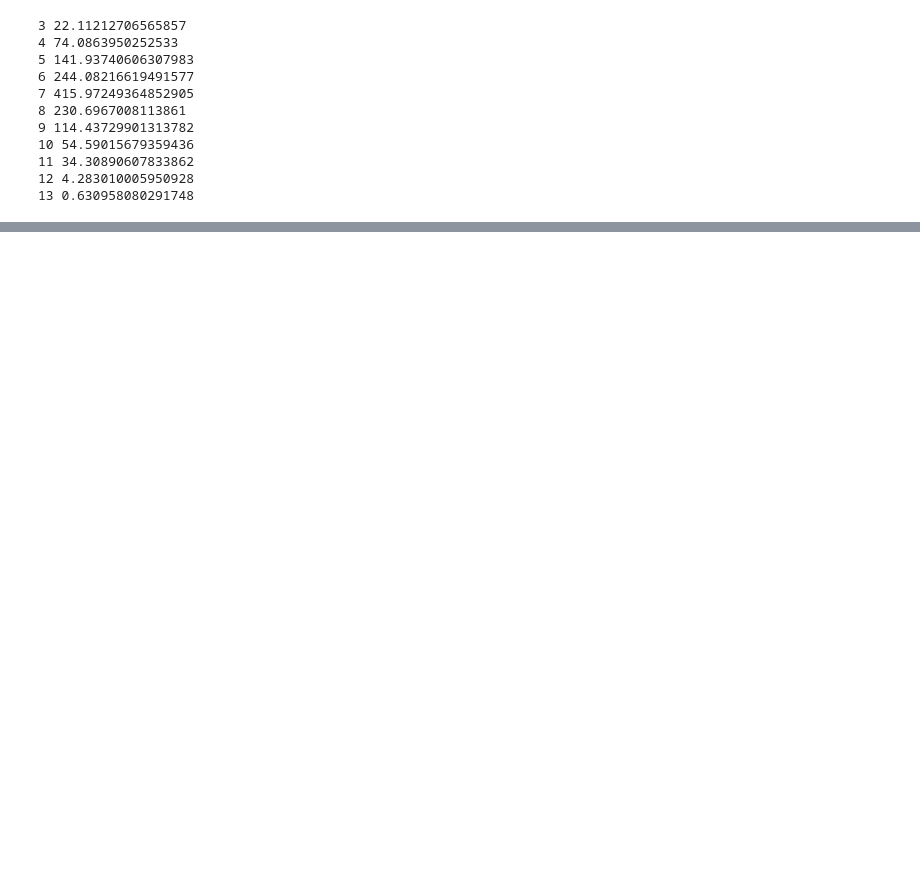
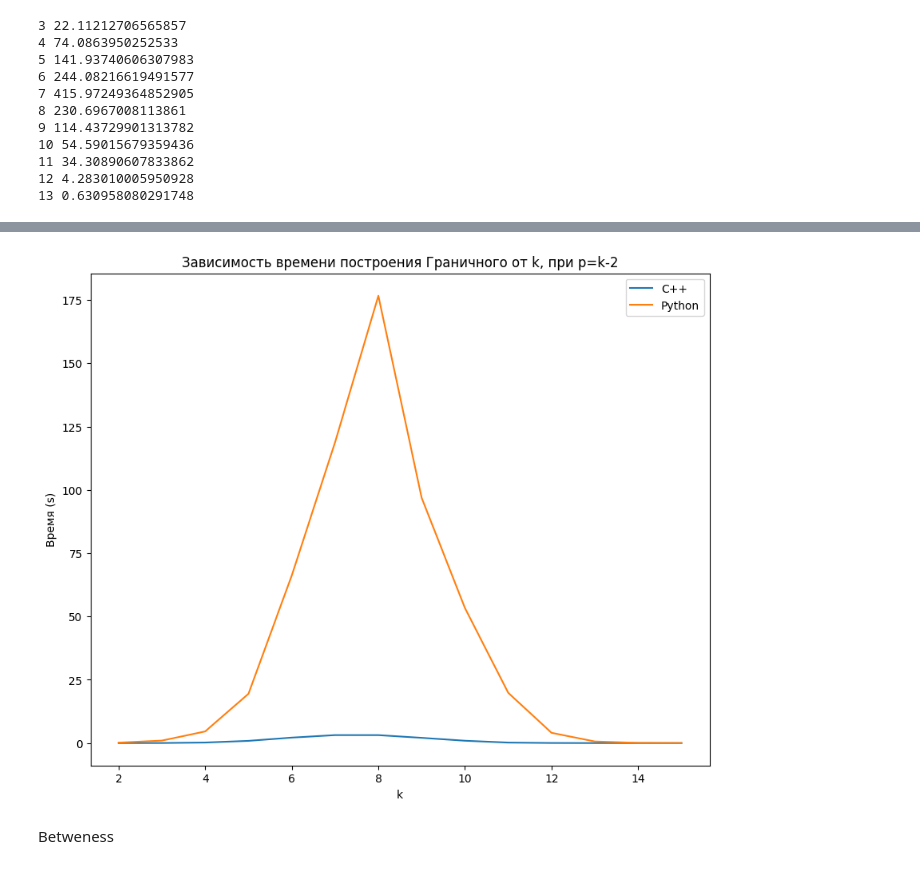
Before and after one commit to mostony/SimplicialExtended, a Jupyter notebook: datasets/chess_games/chess.ipynb, the cells around one changed output, grey strips where cells are left out. Saved outputs shown, nothing was run; the diff lists cells and outputs as text; code cells hidden in the pictures; blank space fills up the shorter version.

```diff
--- a/datasets/chess_games/chess.ipynb
+++ b/datasets/chess_games/chess.ipynb
@@ -361,0 +473,19 @@ plt.show()
+# %%
+def BoundMine(k, p):
+  my_simpl = AddMineGame(0)
+  start = time.time()
+  my_simpl.BoundaryMatrix(k, p)
+  end = time.time()
+  return end - start
+# %%
+def BoundOther(k, p):
+  other_simpl = AddOtherGame(0)
+  start = time.time()
+  other_simpl.boundary_operator_matrix(k, p)
+  end = time.time()
+  return end - start
+# %%
+for k in x:
+  cur_time = BoundMine(k, k - 2)
+  print(k, cur_time)
+  y1.append(cur_time)
@@ -361,0 +507,5 @@ plt.show()
+# %%
+for k in x:
+  cur_time = BoundOther(k, 2)
+  print(k, cur_time)
+  y2.append(cur_time)
@@ -361,0 +527,14 @@ plt.show()
+# %%
+plt.figure(figsize=(10, 8))
+plt.plot(x, y1, label ='C++')
+plt.plot(x, y2, label ='Python')
+
+plt.xlabel("k")
+plt.ylabel("Время (s)")
+plt.legend()
+plt.title('Зависимость времени построения Граничного от k, при p=k-2')
+plt.show()
+# %% [output]
+[figure, added]
+# %% [markdown]
+Betweness
```
Also changed, not shown: parts of 31 cells of this notebook, 2 other files.
